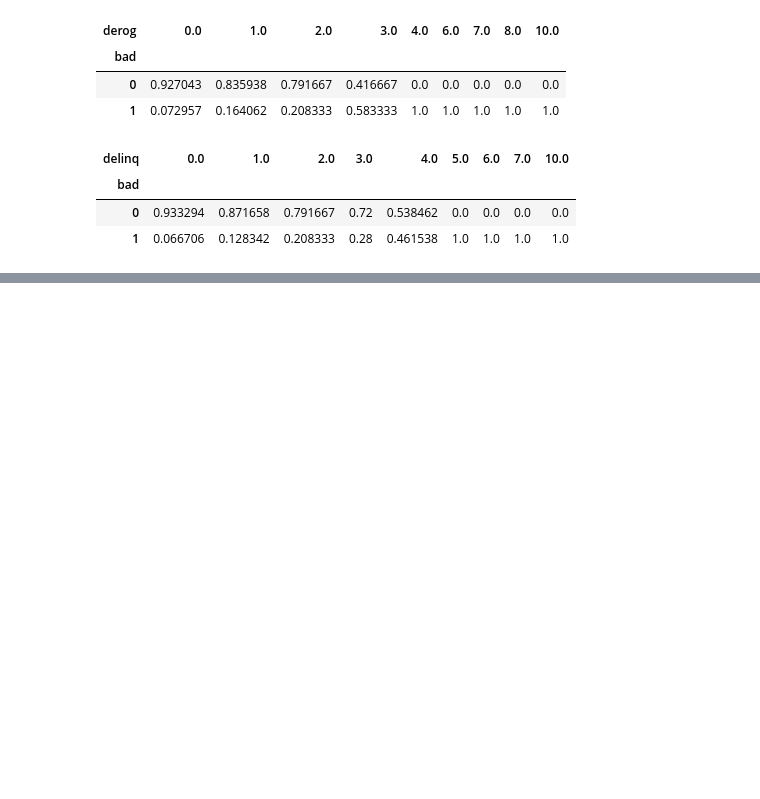
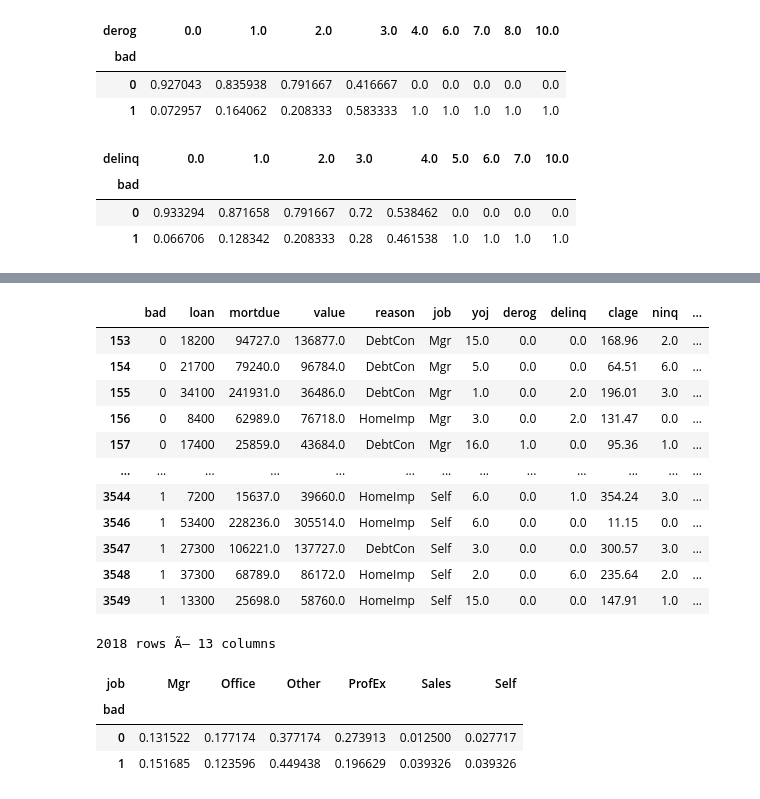
Before and after one commit to Kodluyoruz-Ankara-Veri-Bilimi/assignment-BerkeAtalay, a Jupyter notebook: Hmelq-Hw-Code.ipynb, the cells around one changed output, grey strips where cells are left out. Drawn from its saved outputs; the diff is of its cells as text; code cells hidden in the pictures; blank space fills up the shorter version.

```diff
--- a/Hmelq-Hw-Code.ipynb
+++ b/Hmelq-Hw-Code.ipynb
@@ -155,0 +159,16 @@ prof
+# %%
+df1
+# %% [output]
+|  | bad | loan | mortdue | value | reason | job | yoj | derog | delinq | clage | ninq | ... |
+| 153 | 0 | 18200 | 94727.0 | 136877.0 | DebtCon | Mgr | 15.0 | 0.0 | 0.0 | 168.96 | 2.0 | ... |
+| 154 | 0 | 21700 | 79240.0 | 96784.0 | DebtCon | Mgr | 5.0 | 0.0 | 0.0 | 64.51 | 6.0 | ... |
+| 155 | 0 | 34100 | 241931.0 | 36486.0 | DebtCon | Mgr | 1.0 | 0.0 | 2.0 | 196.01 | 3.0 | ... |
+| 156 | 0 | 8400 | 62989.0 | 76718.0 | HomeImp | Mgr | 3.0 | 0.0 | 2.0 | 131.47 | 0.0 | ... |
+| 157 | 0 | 17400 | 25859.0 | 43684.0 | DebtCon | Mgr | 16.0 | 1.0 | 0.0 | 95.36 | 1.0 | ... |
+| ... | ... | ... | ... | ... | ... | ... | ... | ... | ... | ... | ... | ... |
+| 3544 | 1 | 7200 | 15637.0 | 39660.0 | HomeImp | Self | 6.0 | 0.0 | 1.0 | 354.24 | 3.0 | ... |
+| 3546 | 1 | 53400 | 228236.0 | 305514.0 | HomeImp | Self | 6.0 | 0.0 | 0.0 | 11.15 | 0.0 | ... |
+| 3547 | 1 | 27300 | 106221.0 | 137727.0 | DebtCon | Self | 3.0 | 0.0 | 0.0 | 300.57 | 3.0 | ... |
+| 3548 | 1 | 37300 | 68789.0 | 86172.0 | HomeImp | Self | 2.0 | 0.0 | 6.0 | 235.64 | 2.0 | ... |
+| 3549 | 1 | 13300 | 25698.0 | 58760.0 | HomeImp | Self | 15.0 | 0.0 | 0.0 | 147.91 | 1.0 | ... |
+2018 rows Ã— 13 columns
@@ -155,0 +178,8 @@ prof
+# %%
+sdf = pd.crosstab(df1['bad'], columns=df1['job'], normalize='index')
+sdf
+# %% [output]
+| job | Mgr | Office | Other | ProfEx | Sales | Self |
+| bad |  |  |  |  |  |  |
+| 0 | 0.131522 | 0.177174 | 0.377174 | 0.273913 | 0.012500 | 0.027717 |
+| 1 | 0.151685 | 0.123596 | 0.449438 | 0.196629 | 0.039326 | 0.039326 |
```
Also changed, not shown: parts of 16 cells of this notebook.
